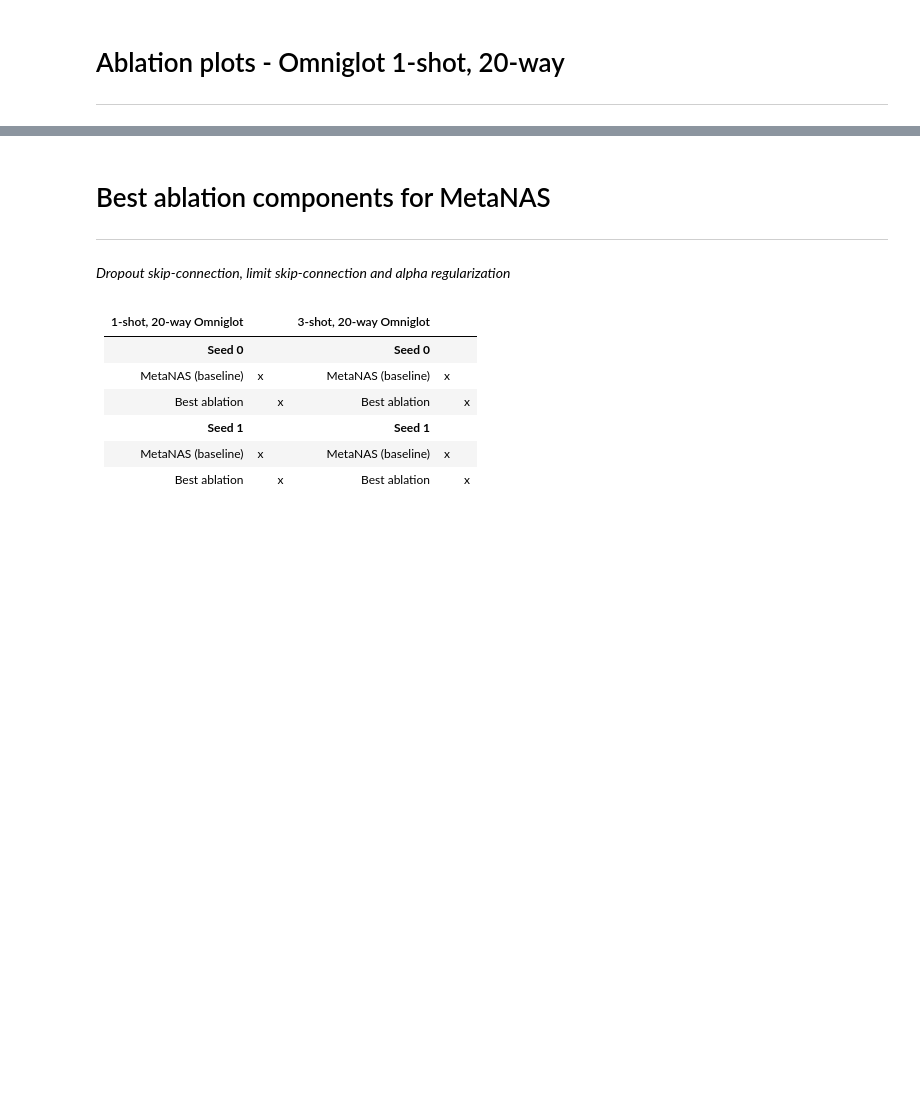
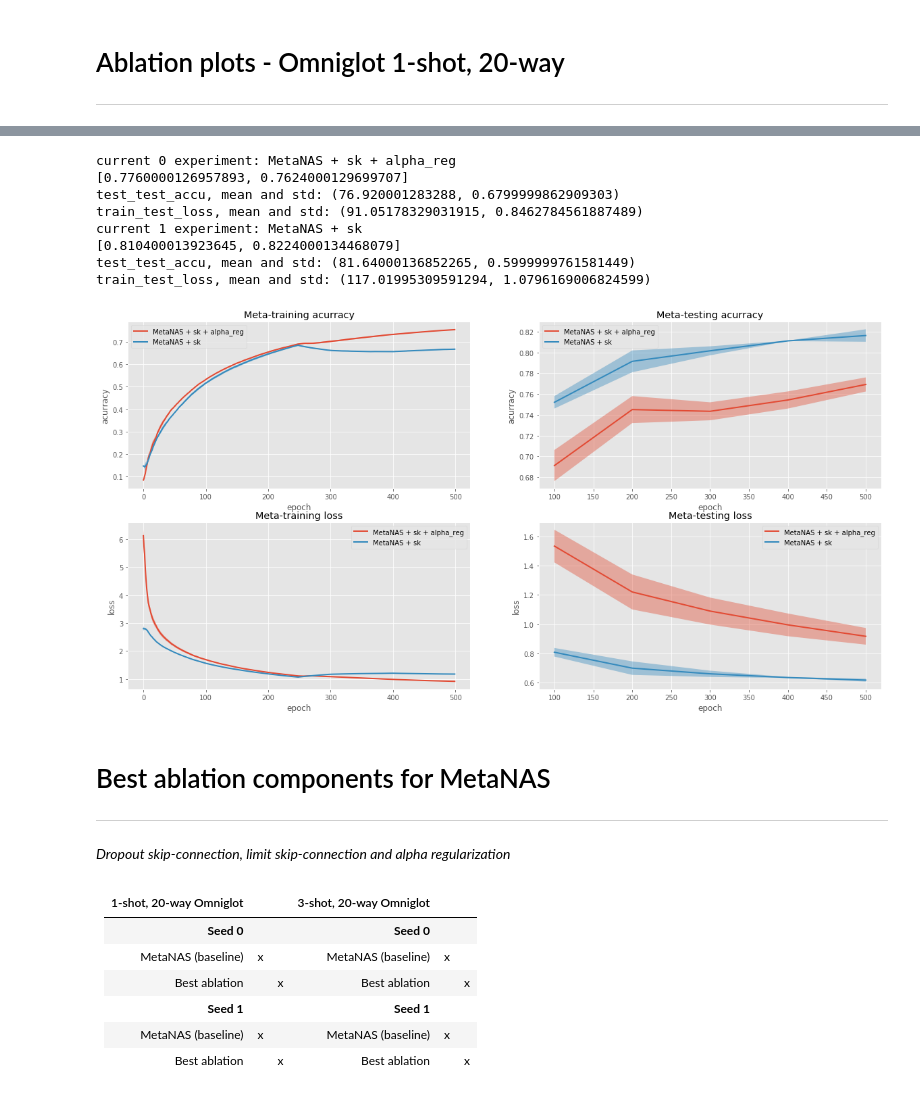
Before and after one commit to RobvanGastel/meta-fsl-nas, a Jupyter notebook: notebooks/Visualize MetaNAS with RL.ipynb, the cells around one changed output, grey strips where cells are left out. Saved outputs shown, nothing was run; the diff lists cells and outputs as text; code cells hidden in the pictures; blank space fills up the shorter version.

```diff
--- a/notebooks/Visualize MetaNAS with RL.ipynb
+++ b/notebooks/Visualize MetaNAS with RL.ipynb
@@ -123,18 +177,31 @@ def plot_accuracy_loss_multiple_seeds(base_path, paths, labels, eval_every,
 # %%
 # 1-shot, 20-way Omniglot
-base_path = "/home/rob/Git/meta-fsl-nas/metanas/results/omniglot_n1_k20" #/ppo_metad2a_env_1"
+base_path = "/home/rob/Desktop/6"
 
 paths = [
-    "ppo_metad2a_env_1",
+#     "omniglot_train_metanas_tse_unroll_1",
+    "omniglot_train_tse_sk_reg",
+    "omniglot_train_metanas_tse_sk",
 ]
 
 names = [
-    "MetaNAS",
+    "MetaNAS + sk + alpha_reg",
+    "MetaNAS + sk"
 ]
 
 plot_accuracy_loss_multiple_seeds(
-    base_path, paths, names, eval_every=[25],
+    base_path, paths, names, eval_every=[100, 100, 100, 100, 100, 100, 100, 100],
     title="Baseline comparison, n=1, k=20, Omniglot dataset")
+# %% [output]
+current 0 experiment: MetaNAS + sk + alpha_reg
+[0.7760000126957893, 0.7624000129699707]
+test_test_accu, mean and std: (76.920001283288, 0.6799999862909303)
+train_test_loss, mean and std: (91.05178329031915, 0.8462784561887489)
+current 1 experiment: MetaNAS + sk
+[0.810400013923645, 0.8224000134468079]
+test_test_accu, mean and std: (81.64000136852265, 0.5999999761581449)
+train_test_loss, mean and std: (117.01995309591294, 1.0796169006824599)
+[figure, added]
 # %% [markdown]
 # Best ablation components for MetaNAS
 
```
Also changed, not shown: parts of 4 cells of this notebook, 14 other files.
